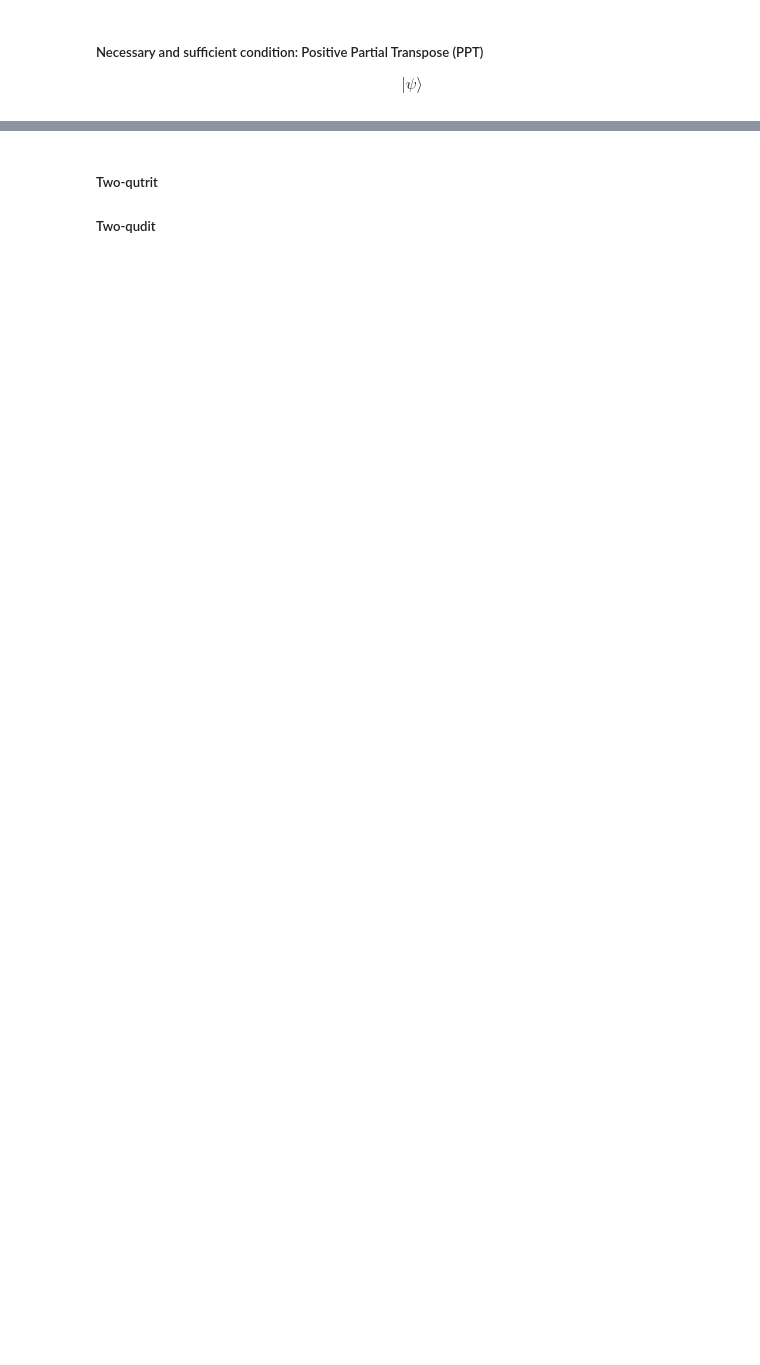
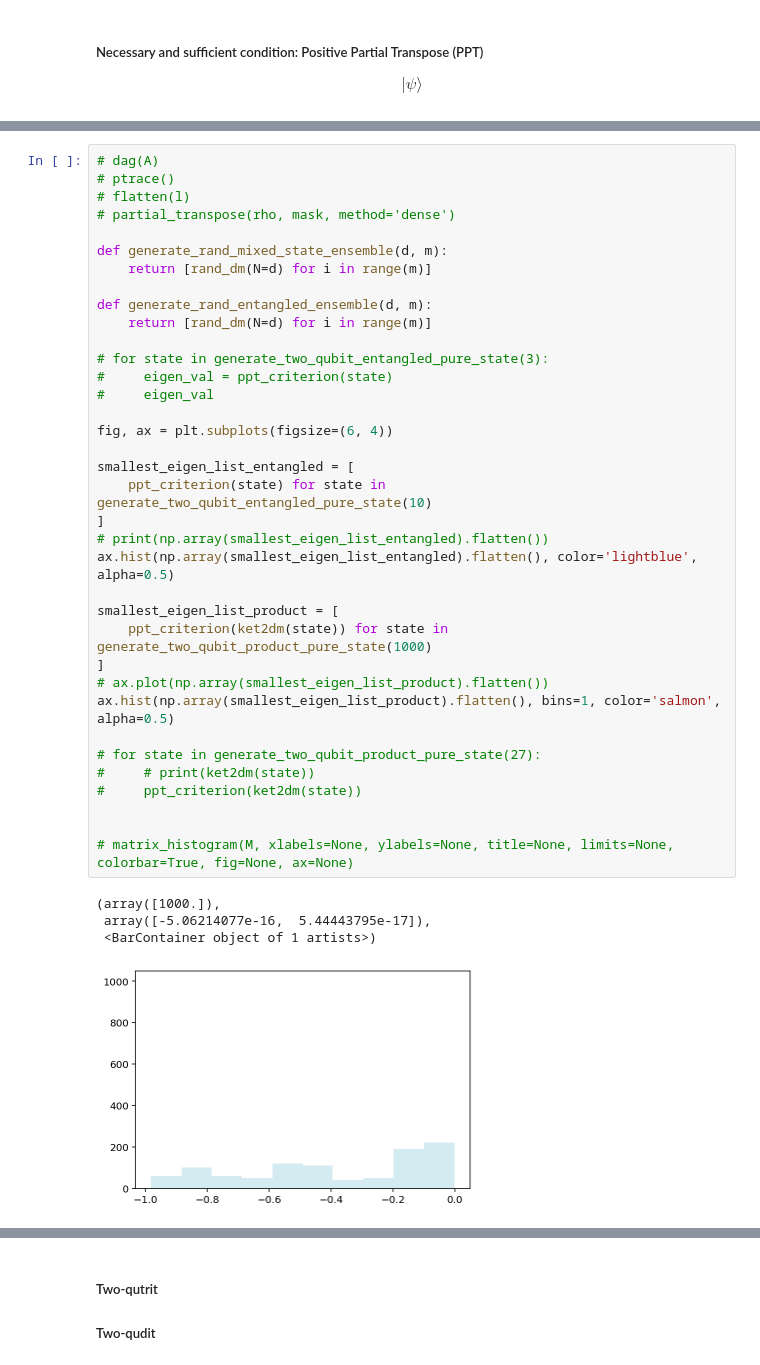
Before and after one commit to Jue-Xu/Entanglement-Witness, a Jupyter notebook: notebook/entangle.ipynb, the cells around one changed output, grey strips where cells are left out. Saved outputs shown, nothing was run; the diff lists cells and outputs as text; blank space fills up the shorter version.

```diff
--- a/notebook/entangle.ipynb
+++ b/notebook/entangle.ipynb
@@ -378,0 +391,41 @@ Qobj data =
+# %%
+# dag(A)
+# ptrace()
+# flatten(l)
+# partial_transpose(rho, mask, method='dense')
+
+def generate_rand_mixed_state_ensemble(d, m):
+    return [rand_dm(N=d) for i in range(m)]
+
+def generate_rand_entangled_ensemble(d, m):
+    return [rand_dm(N=d) for i in range(m)]
+
+# for state in generate_two_qubit_entangled_pure_state(3):
+#     eigen_val = ppt_criterion(state)
+#     eigen_val
+
+fig, ax = plt.subplots(figsize=(6, 4))
+
+smallest_eigen_list_entangled = [
+    ppt_criterion(state) for state in generate_two_qubit_entangled_pure_state(10)
+]
+# print(np.array(smallest_eigen_list_entangled).flatten())
+ax.hist(np.array(smallest_eigen_list_entangled).flatten(), color='lightblue', alpha=0.5)
+
+smallest_eigen_list_product = [
+    ppt_criterion(ket2dm(state)) for state in generate_two_qubit_product_pure_state(1000)
+]
+# ax.plot(np.array(smallest_eigen_list_product).flatten())
+ax.hist(np.array(smallest_eigen_list_product).flatten(), bins=1, color='salmon', alpha=0.5)
+
+# for state in generate_two_qubit_product_pure_state(27):
+#     # print(ket2dm(state))
+#     ppt_criterion(ket2dm(state))
+
+
+# matrix_histogram(M, xlabels=None, ylabels=None, title=None, limits=None, colorbar=True, fig=None, ax=None)
+# %% [output]
+(array([1000.]),
+ array([-5.06214077e-16,  5.44443795e-17]),
+ <BarContainer object of 1 artists>)
+[figure, added]
```
Also changed, not shown: parts of 12 cells of this notebook, 16 other files.
